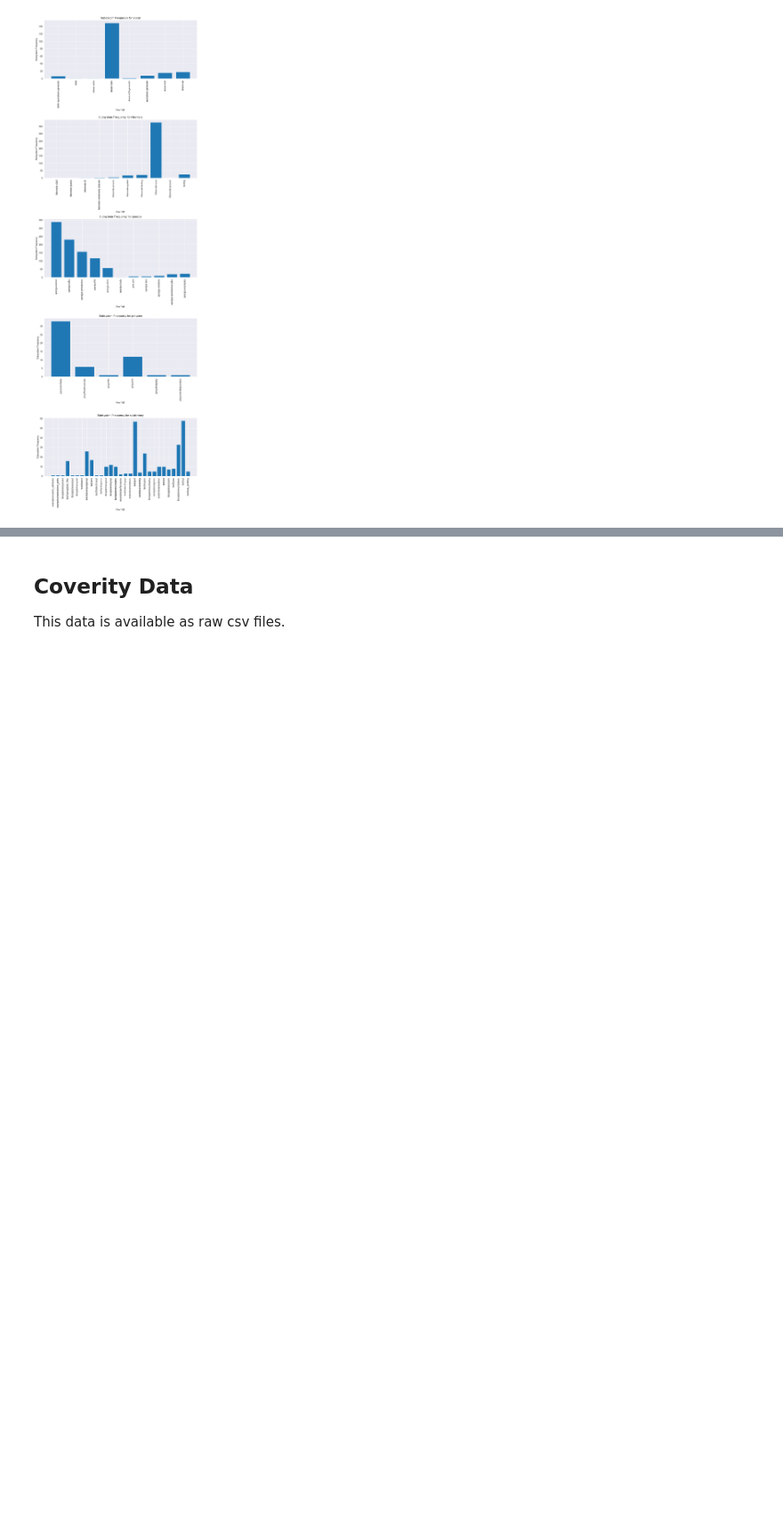
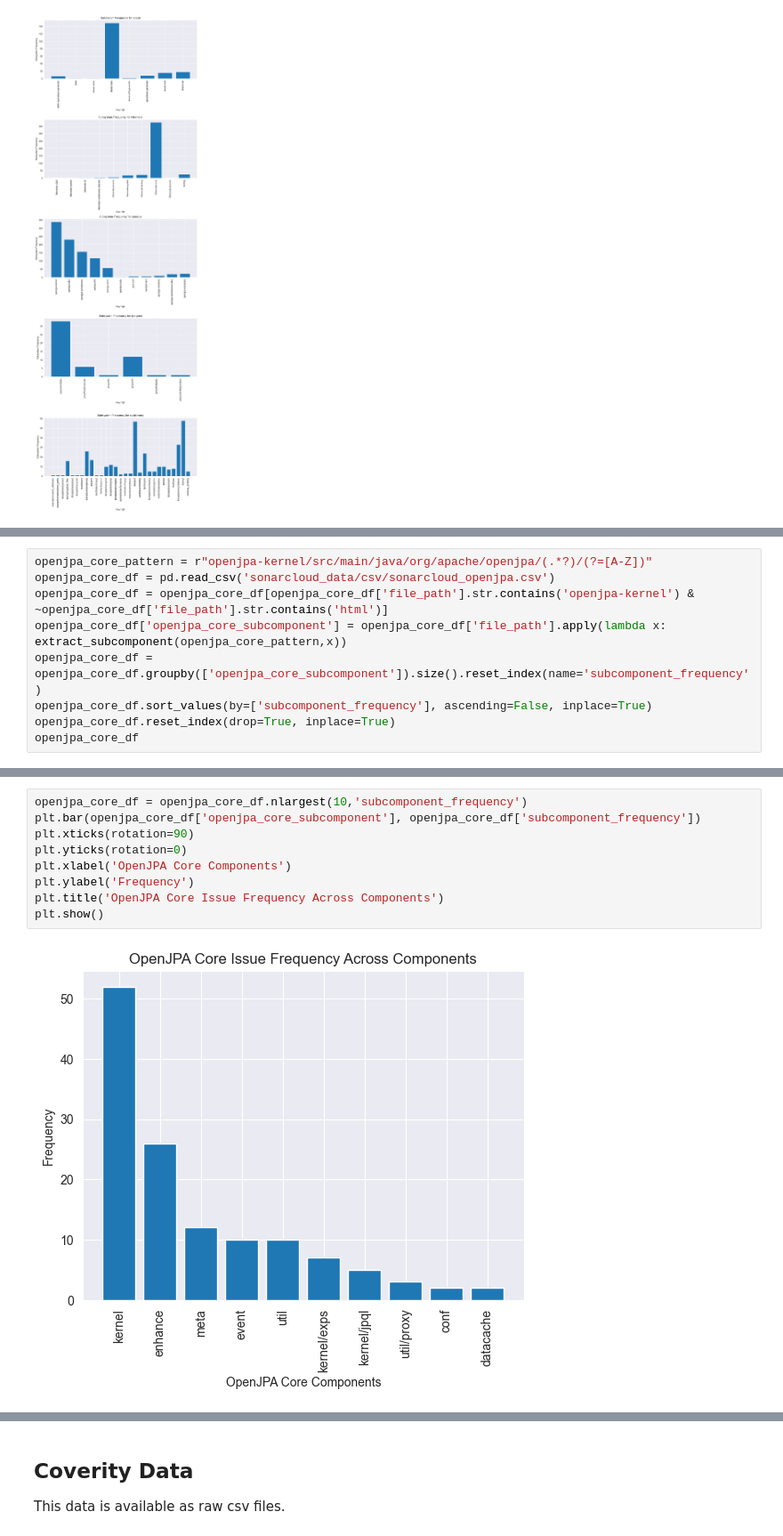
Before and after one commit to Hashir-Jamil/static-analysis-tools-comparison, a Jupyter notebook: static_analysis_data.ipynb, the cells around one changed output, grey strips where cells are left out. Shown at 89% size. Saved outputs shown, nothing was run; the diff lists cells and outputs as text; blank space fills up the shorter version.

```diff
--- a/static_analysis_data.ipynb
+++ b/static_analysis_data.ipynb
@@ -225,0 +269,9 @@ hibernate_core_df.head(20)
+# %%
+openjpa_core_pattern = r"openjpa-kernel/src/main/java/org/apache/openjpa/(.*?)/(?=[A-Z])"
+openjpa_core_df = pd.read_csv('sonarcloud_data/csv/sonarcloud_openjpa.csv')
+openjpa_core_df = openjpa_core_df[openjpa_core_df['file_path'].str.contains('openjpa-kernel') & ~openjpa_core_df['file_path'].str.contains('html')]
+openjpa_core_df['openjpa_core_subcomponent'] = openjpa_core_df['file_path'].apply(lambda x: extract_subcomponent(openjpa_core_pattern,x))
+openjpa_core_df = openjpa_core_df.groupby(['openjpa_core_subcomponent']).size().reset_index(name='subcomponent_frequency')
+openjpa_core_df.sort_values(by=['subcomponent_frequency'], ascending=False, inplace=True)
+openjpa_core_df.reset_index(drop=True, inplace=True)
+openjpa_core_df
@@ -225,0 +292,11 @@ hibernate_core_df.head(20)
+# %%
+openjpa_core_df = openjpa_core_df.nlargest(10,'subcomponent_frequency')
+plt.bar(openjpa_core_df['openjpa_core_subcomponent'], openjpa_core_df['subcomponent_frequency'])
+plt.xticks(rotation=90)
+plt.yticks(rotation=0)
+plt.xlabel('OpenJPA Core Components')
+plt.ylabel('Frequency')
+plt.title('OpenJPA Core Issue Frequency Across Components')
+plt.show()
+# %% [output]
+[figure, added]
```
Also changed, not shown: parts of 26 cells of this notebook, 3 other files.
